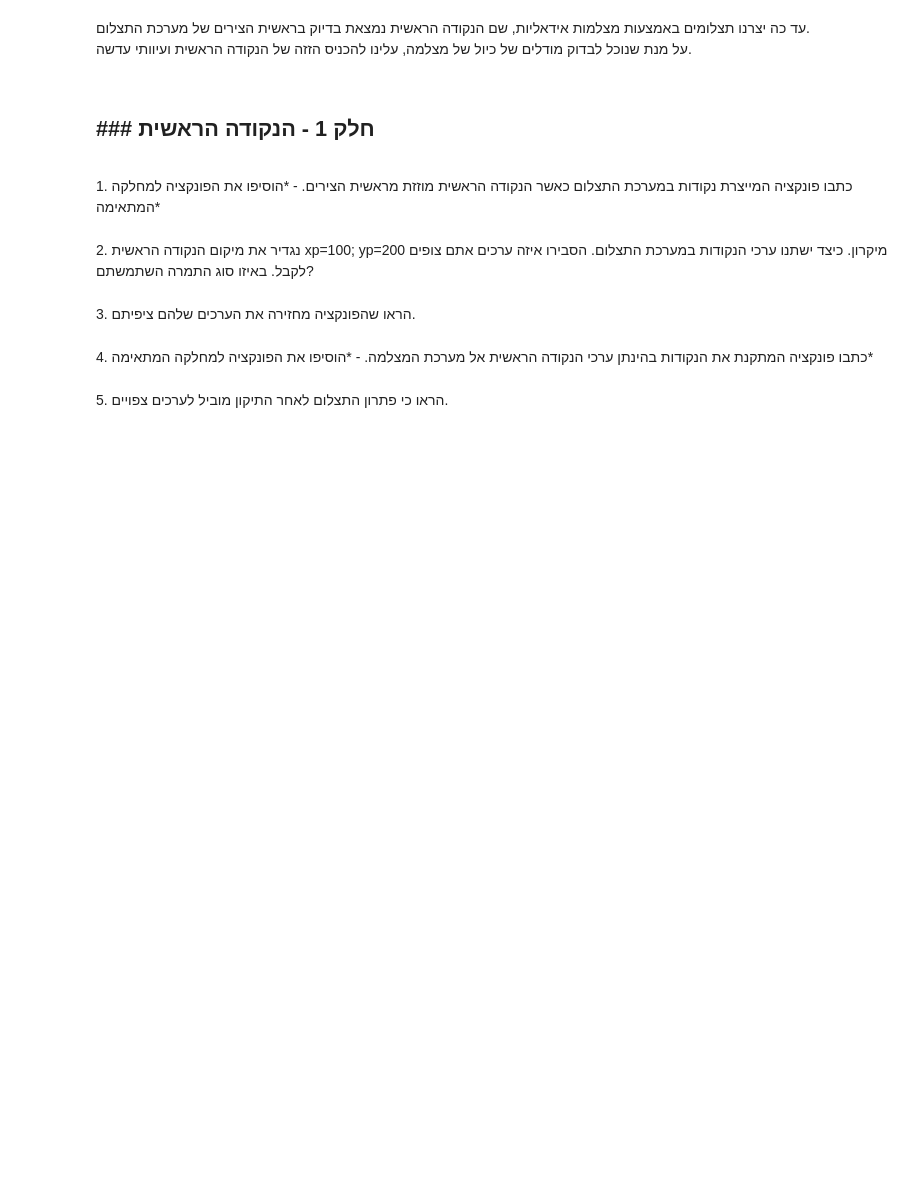
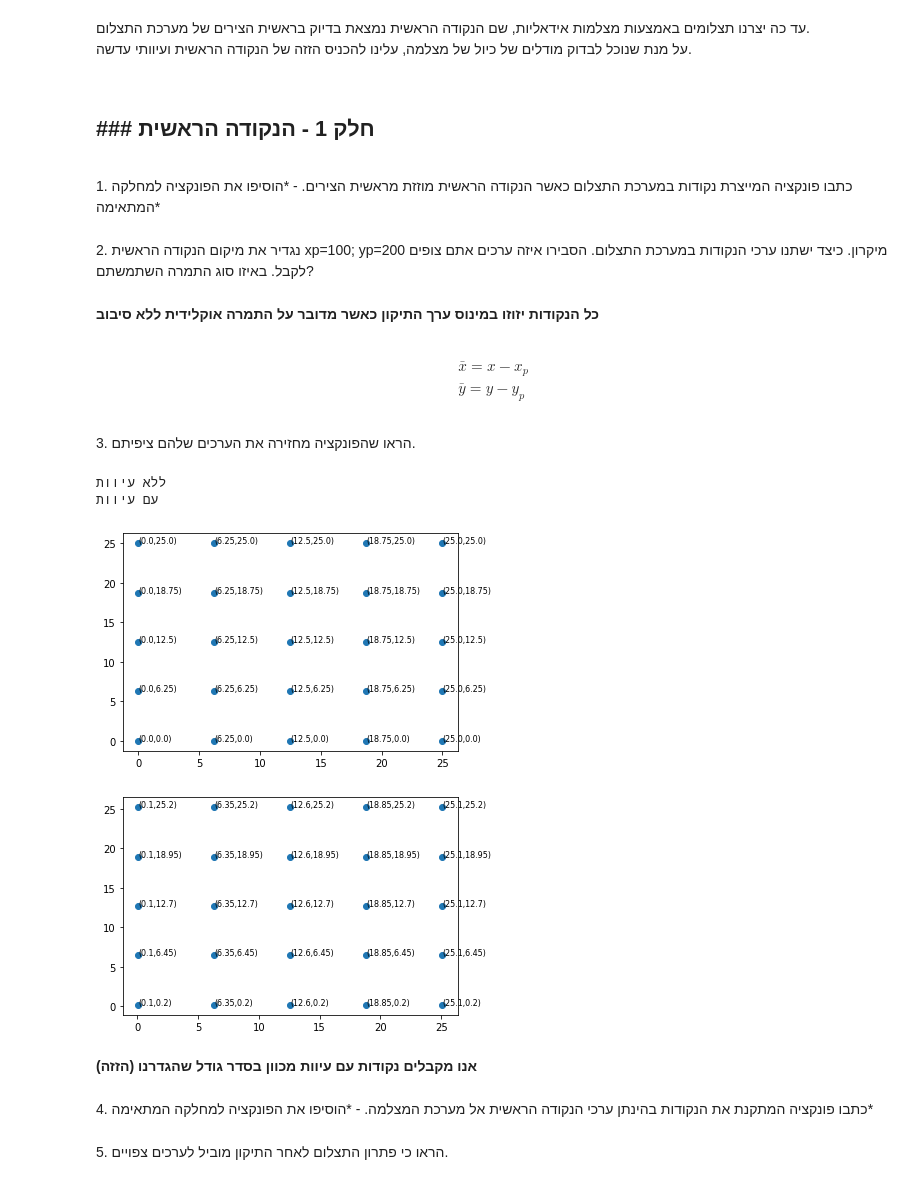
Before and after one commit to WOKNz/Photogrammetry2_LAB3, a Jupyter notebook: Lab3_CameraCalibratoin1.ipynb, the cells around one changed output. Cells and saved outputs as stored; diff of their text form; code cells hidden in the pictures; blank space fills up the shorter version.

```diff
--- a/Lab3_CameraCalibratoin1.ipynb
+++ b/Lab3_CameraCalibratoin1.ipynb
@@ -21,9 +27,50 @@
+# %%
+f = 35 # in milimeters
+sensor_size = 25 # in milimeters
+ppa = np.array([0.1,0.2]) # Principal point delta
+
+cam1 = Camera.Camera(f, None, None, None, None, sensor_size)
+img1 = sg.SingleImage(cam1)
+
+n=5
+x_img_o, y_img_o = img1.GeneratePointsImg(n, np.array([0,0])) # Points without shift
+x_img, y_img = img1.GeneratePointsImg(n, ppa) # points with shift
+
+def plotgrid(x_img,y_img, ax):
+    ax.scatter(x_img,y_img)
+    for i in range(x_img.shape[0]):
+        for j in range(x_img.shape[1]):
+            ax.annotate('('+str(np.round(x_img[i,j],2))+','+str(np.round(y_img[i,j],2))+')', \
+                        (x_img[i,j], y_img[i,j]), size=8)
 # %% [markdown]
 <div style="direction:rtl">
 2.	נגדיר את מיקום הנקודה הראשית xp=100; yp=200 מיקרון. כיצד ישתנו ערכי הנקודות במערכת התצלום. הסבירו איזה ערכים אתם צופים לקבל. באיזו סוג התמרה השתמשתם?
+# %% [markdown]
+<div style="direction:rtl"><b>
+כל הנקודות יזוזו במינוס ערך התיקון
+כאשר מדובר על התמרה אוקלידית ללא סיבוב
+# %% [markdown]
+$$\begin{aligned}&\bar{x}=x-x_{p}\\&\bar{y}=y-y_{p}\end{aligned}$$
 # %% [markdown]
 <div style="direction:rtl">
 3.	הראו שהפונקציה מחזירה את הערכים שלהם ציפיתם.
+# %%
+
+fig, ax = plt.subplots()
+fig2, ax2 = plt.subplots()
+
+print('ללא עיוות')
+plotgrid(x_img_o,y_img_o, ax)
+print('עם עיוות')
+plotgrid(x_img,y_img, ax2)
+# %% [output]
+ללא עיוות
+עם עיוות
+[figure, added]
+[figure, added]
+# %% [markdown]
+<div style="direction:rtl"><b>
+אנו מקבלים נקודות עם עיוות מכוון בסדר גודל שהגדרנו (הזזה)
 # %% [markdown]
 <div style="direction:rtl">
 4.	כתבו פונקציה המתקנת את הנקודות בהינתן ערכי הנקודה הראשית אל מערכת המצלמה.
```
Also changed, not shown: parts of 4 cells of this notebook, 1 other file.
